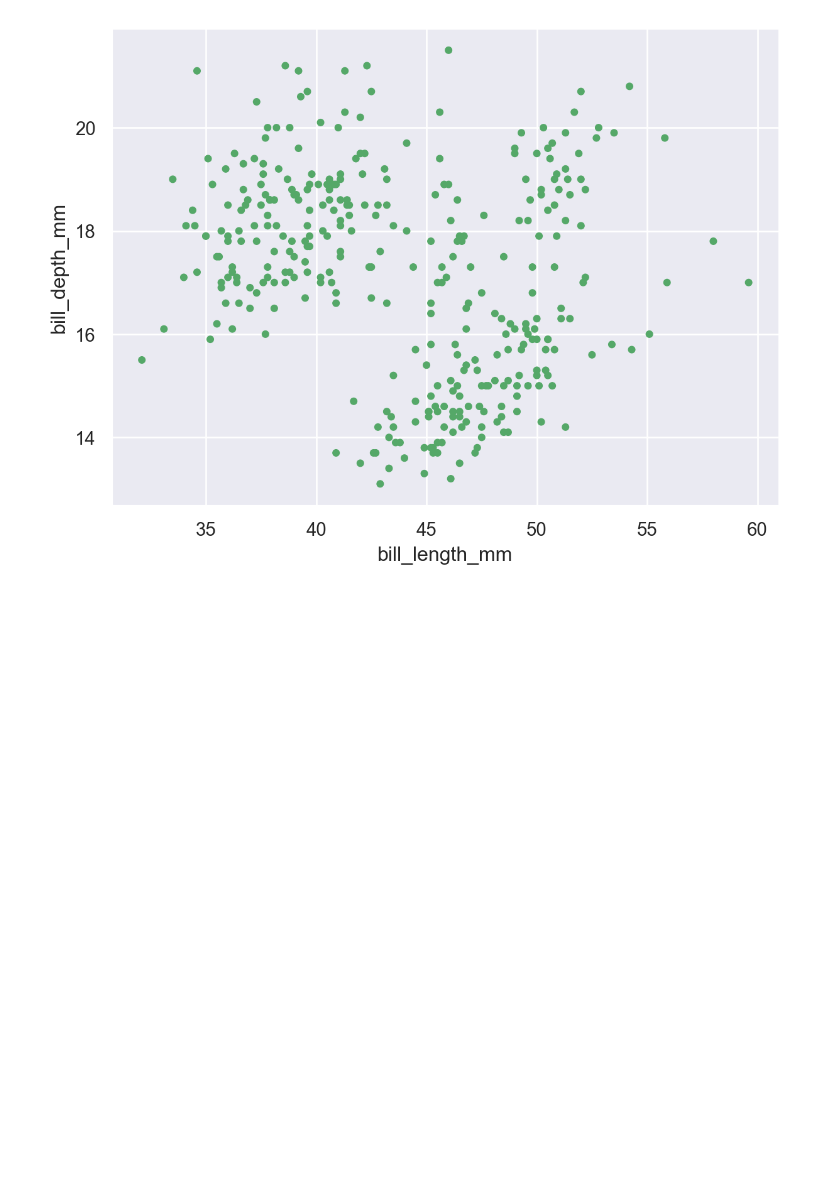
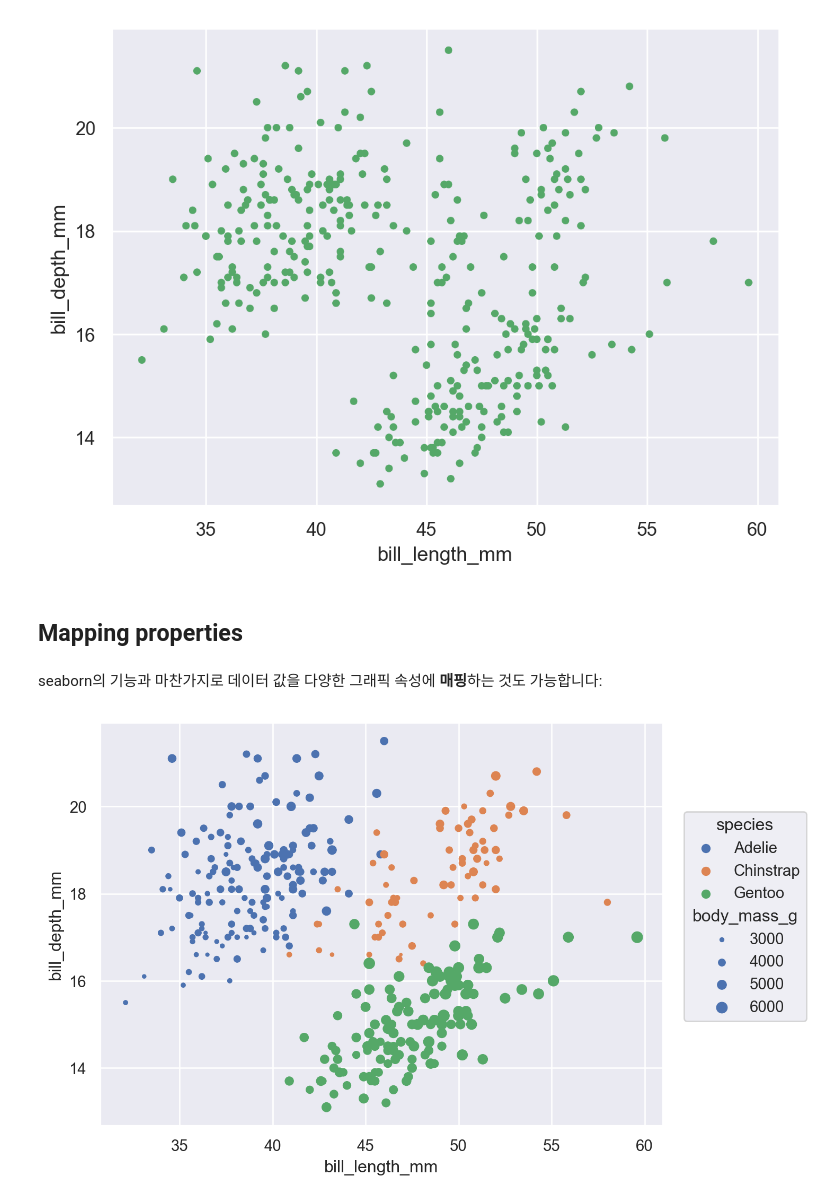
Before and after one commit to Choseyeonshay/seaborntutorial, a Jupyter notebook: 7. Objects interface.ipynb, the cells around one changed output. Cells and saved outputs as stored; diff of their text form; code cells hidden in the pictures; blank space fills up the shorter version.

```diff
--- a/7. Objects interface.ipynb
+++ b/7. Objects interface.ipynb
@@ -45,3 +45,17 @@ penguins.head()
 )
 # %% [output]
 [figure]
+# %% [markdown]
+## Mapping properties
+# %% [markdown]
+seaborn의 기능과 마찬가지로 데이터 값을 다양한 그래픽 속성에 **매핑**하는 것도 가능합니다:
+# %%
+(
+    so.Plot(
+        penguins, x="bill_length_mm", y="bill_depth_mm",
+        color="species", pointsize="body_mass_g",
+    )
+    .add(so.Dot())
+)
+# %% [output]
+[figure, added]
```
Also changed, not shown: parts of 8 cells of this notebook.
